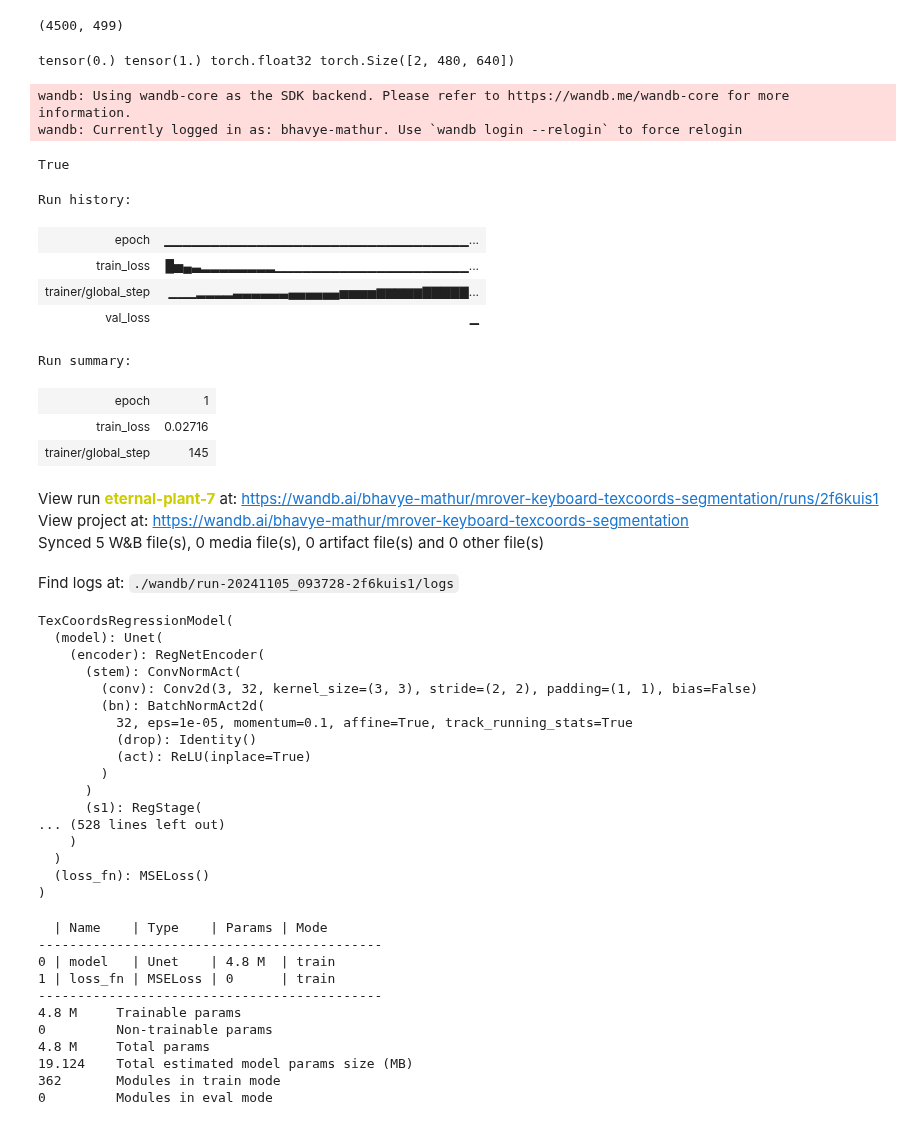
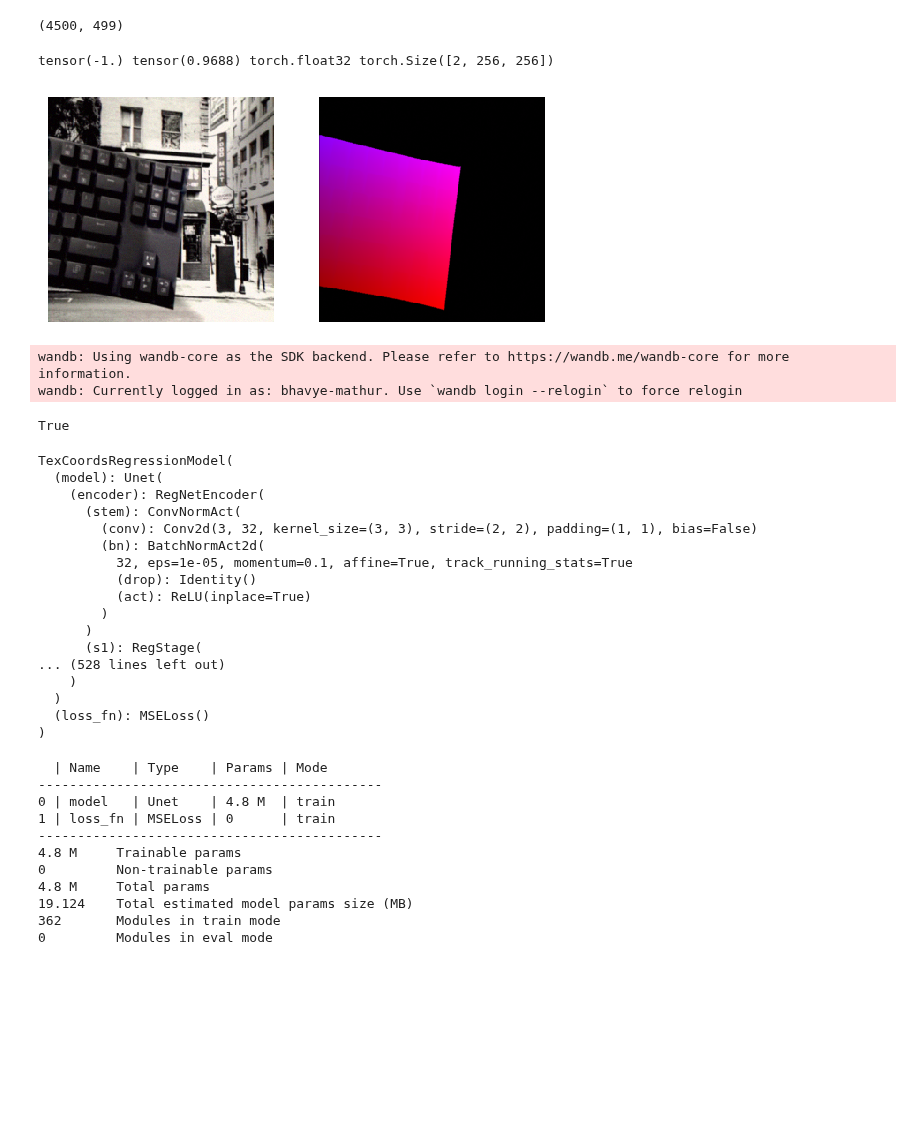
Before and after one commit to umrover/keyboard-detection, a Jupyter notebook: models/key-texcoords-UNet.ipynb, the cells around one changed output. Drawn from its saved outputs; the diff is of its cells as text; code cells hidden in the pictures; blank space fills up the shorter version.

```diff
--- a/models/key-texcoords-UNet.ipynb
+++ b/models/key-texcoords-UNet.ipynb
@@ -59,9 +59,10 @@ valid_dataset.set_augmentations([
 # %%
 img, mask = train_dataset.random_img()
 print(mask.min(), mask.max(), mask.dtype, mask.shape)
-# imshow(img, mask, figsize=(15, 30))
+imshow(img, mask)
 # %% [output]
-tensor(0.) tensor(1.) torch.float32 torch.Size([2, 480, 640])
+tensor(-1.) tensor(0.9688) torch.float32 torch.Size([2, 256, 256])
+[figure, added]
 # %%
 from torch.utils.data import DataLoader
 
@@ -149,39 +150,26 @@ LEARNING_RATE = 2e-3
 
 wandb.finish()
 model = TexCoordsRegressionModel(ARCH, BACKBONE, in_channels=3, out_classes=2, encoder_weights="imagenet",
-                                 lr=LEARNING_RATE)
+                                 lr=LEARNING_RATE, activation="tanh")
 model
 # %% [output]
-Run history:
+TexCoordsRegressionModel(
+  (model): Unet(
+    (encoder): RegNetEncoder(
+      (stem): ConvNormAct(
+        (conv): Conv2d(3, 32, kernel_size=(3, 3), stride=(2, 2), padding=(1, 1), bias=False)
+        (bn): BatchNormAct2d(
+          32, eps=1e-05, momentum=0.1, affine=True, track_running_stats=True
+          (drop): Identity()
+          (act): ReLU(inplace=True)
+        )
+      )
+      (s1): RegStage(
+... (528 lines left out)
+    )
+  )
+  (loss_fn): MSELoss()
+)
-| epoch | ▁▁▁▁▁▁▁▁▁▁▁▁▁▁▁▁▁▁▁▁▁▁▁▁▁▁▁▁▁▁▁▁▁... |
-| train_loss | █▅▄▃▂▂▂▂▂▂▂▂▁▁▁▁▁▁▁▁▁▁▁▁▁▁▁▁▁▁▁▁▁... |
-| trainer/global_step | ▁▁▁▂▂▂▂▃▃▃▃▃▃▄▄▄▄▄▄▅▅▅▅▆▆▆▆▆▇▇▇▇▇... |
-| val_loss | ▁ |
-Run summary:
-| epoch | 1 |
-| train_loss | 0.02716 |
-| trainer/global_step | 145 |
-View run eternal-plant-7 at: https://wandb.ai/bhavye-mathur/mrover-keyboard-texcoords-segmentation/runs/2f6kuis1
-View project at: https://wandb.ai/bhavye-mathur/mrover-keyboard-texcoords-segmentation
-Synced 5 W&B file(s), 0 media file(s), 0 artifact file(s) and 0 other file(s)
-Find logs at: ./wandb/run-20241105_093728-2f6kuis1/logs
-TexCoordsRegressionModel(
-  (model): Unet(
-    (encoder): RegNetEncoder(
-      (stem): ConvNormAct(
-        (conv): Conv2d(3, 32, kernel_size=(3, 3), stride=(2, 2), padding=(1, 1), bias=False)
-        (bn): BatchNormAct2d(
-          32, eps=1e-05, momentum=0.1, affine=True, track_running_stats=True
-          (drop): Identity()
-          (act): ReLU(inplace=True)
-        )
-      )
-      (s1): RegStage(
-... (528 lines left out)
-    )
-  )
-  (loss_fn): MSELoss()
-)
 # %%
 summarize(model)
 # %% [output]
```
Also changed, not shown: parts of 8 cells of this notebook.
